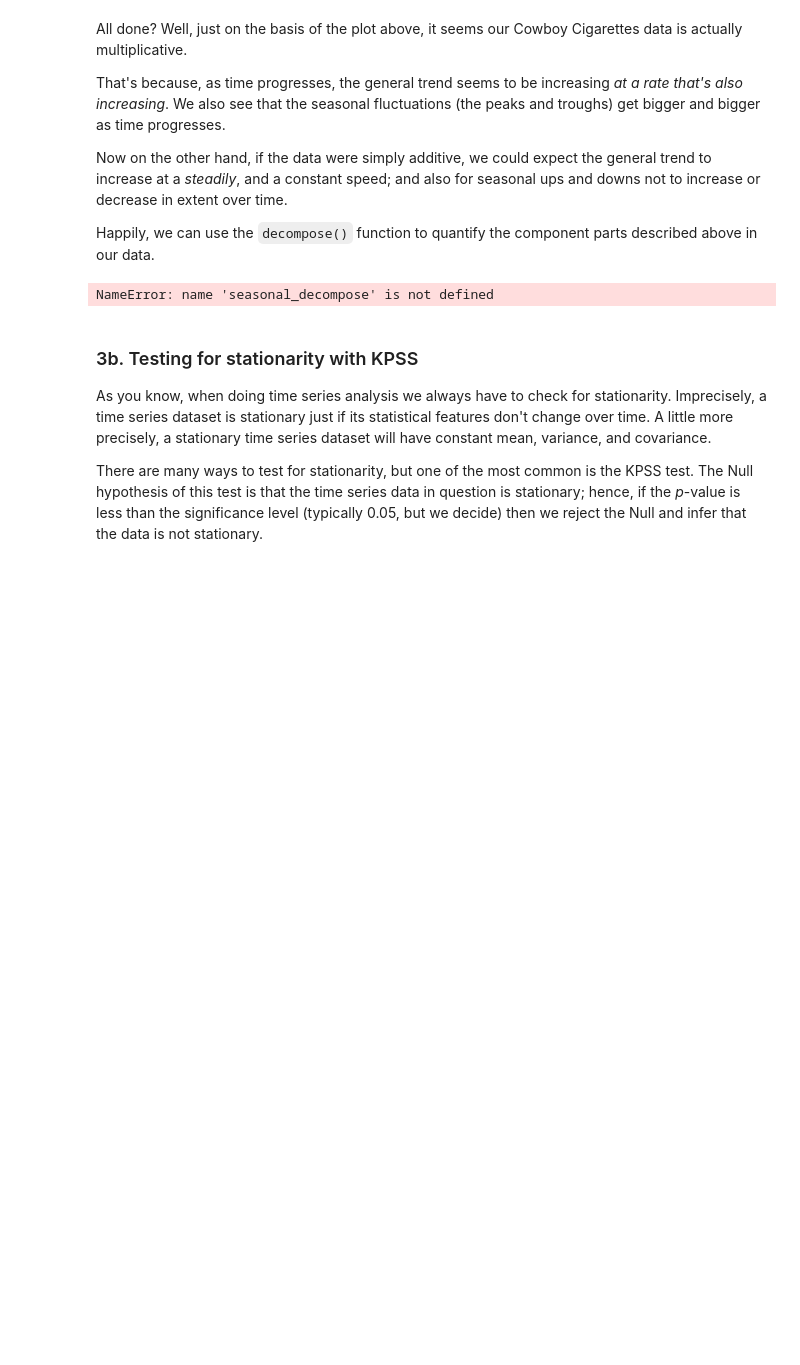
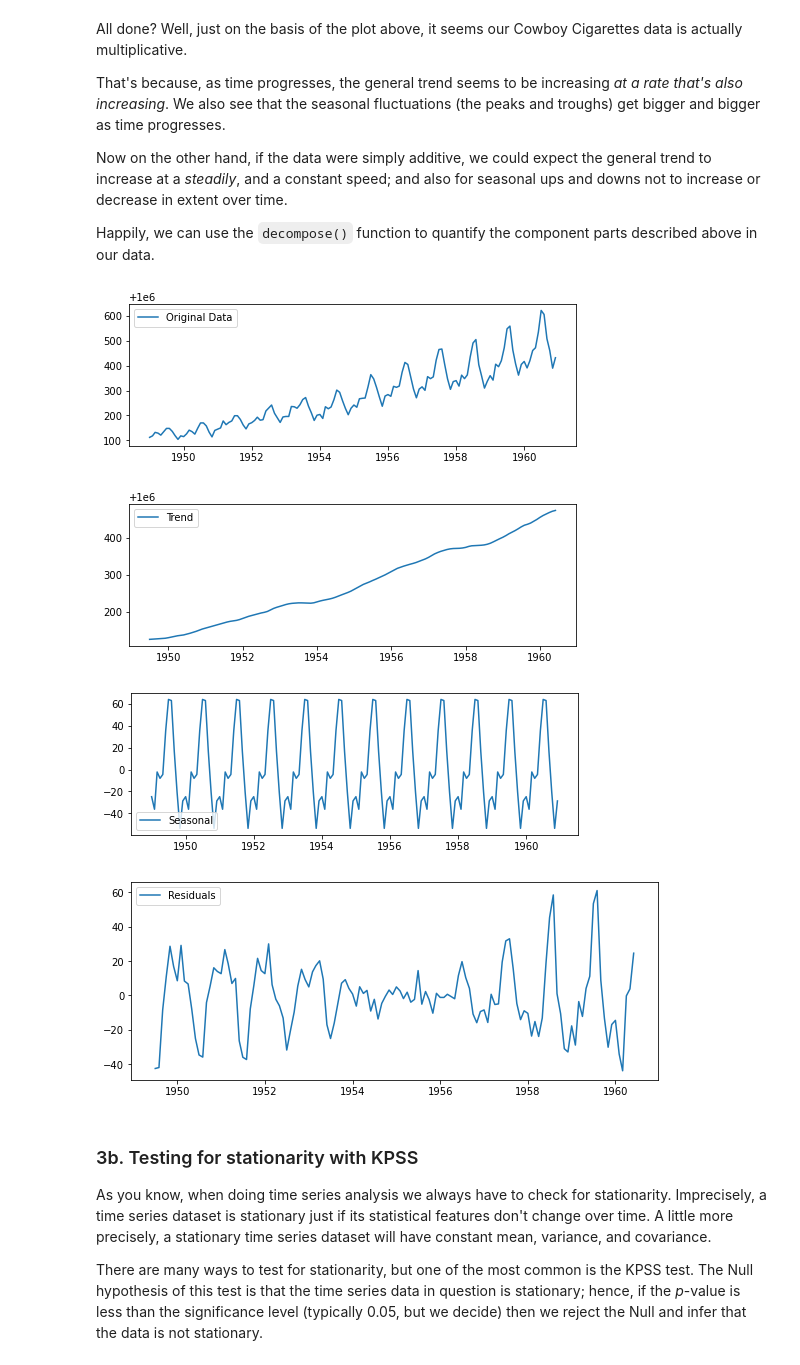
Before and after one commit to jjobes90/Springboard, a Jupyter notebook: Cowboy Cigarettes Case Study - Tier 3.ipynb, the cells around one changed output. Cells and saved outputs as stored; diff of their text form; code cells hidden in the pictures; blank space fills up the shorter version.

```diff
--- a/Cowboy Cigarettes Case Study - Tier 3.ipynb
+++ b/Cowboy Cigarettes Case Study - Tier 3.ipynb
@@ -216,33 +219,45 @@ Now on the other hand, if the data were simply additive, we could expect the gen
 Happily, we can use the `decompose()` function to quantify the component parts described above in our data.
 # %%
 # Import seasonal_decompose
-from statsmodels.tsa.stattools import kpss
+from statsmodels.tsa.seasonal import seasonal_decompose
 
 # Make a variable called decomposition, and assign it y passed to seasonal_decompose()
 decomposition = seasonal_decompose(y)
 
 # Make three variables for trend, seasonal and residual components respectively.
 # Assign them the relevant features of decomposition
 trend = decomposition.trend
 seasonal = decomposition.seasonal
 residual = decomposition.resid
 
 # Plot the original data, the trend, the seasonality, and the residuals
+
+plt.figure(figsize=(8,12))
 plt.subplot(411)
-plt.plot(y, label = '_ _ _')
+plt.plot(y, label = 'Original Data')
 plt.legend(loc = 'best')
+
+plt.figure(figsize=(8,12))
 plt.subplot(412)
 plt.plot(trend, label = 'Trend')
 plt.legend(loc = 'best')
+
+plt.figure(figsize=(8,12))
 plt.subplot(413)
-plt.plot(seasonal, label = '_ _ _')
+plt.plot(seasonal, label = 'Seasonal')
 plt.legend(loc = 'best')
+plt.figure(figsize=(8,12))
+
 plt.subplot(414)
 plt.plot(residual, label = 'Residuals')
 plt.legend(loc = 'best')
+
 plt.tight_layout()
 # %% [output]
-NameError: name 'seasonal_decompose' is not defined
+[figure, added]
+[figure, added]
+[figure, added]
+[figure, added]
 # %% [markdown]
 ### 3b. Testing for stationarity with KPSS
 As you know, when doing time series analysis we always have to check for stationarity. Imprecisely, a time series dataset is stationary just if its statistical features don't change over time. A little more precisely, a stationary time series dataset will have constant mean, variance, and covariance.
```
Also changed, not shown: parts of 5 cells of this notebook.
